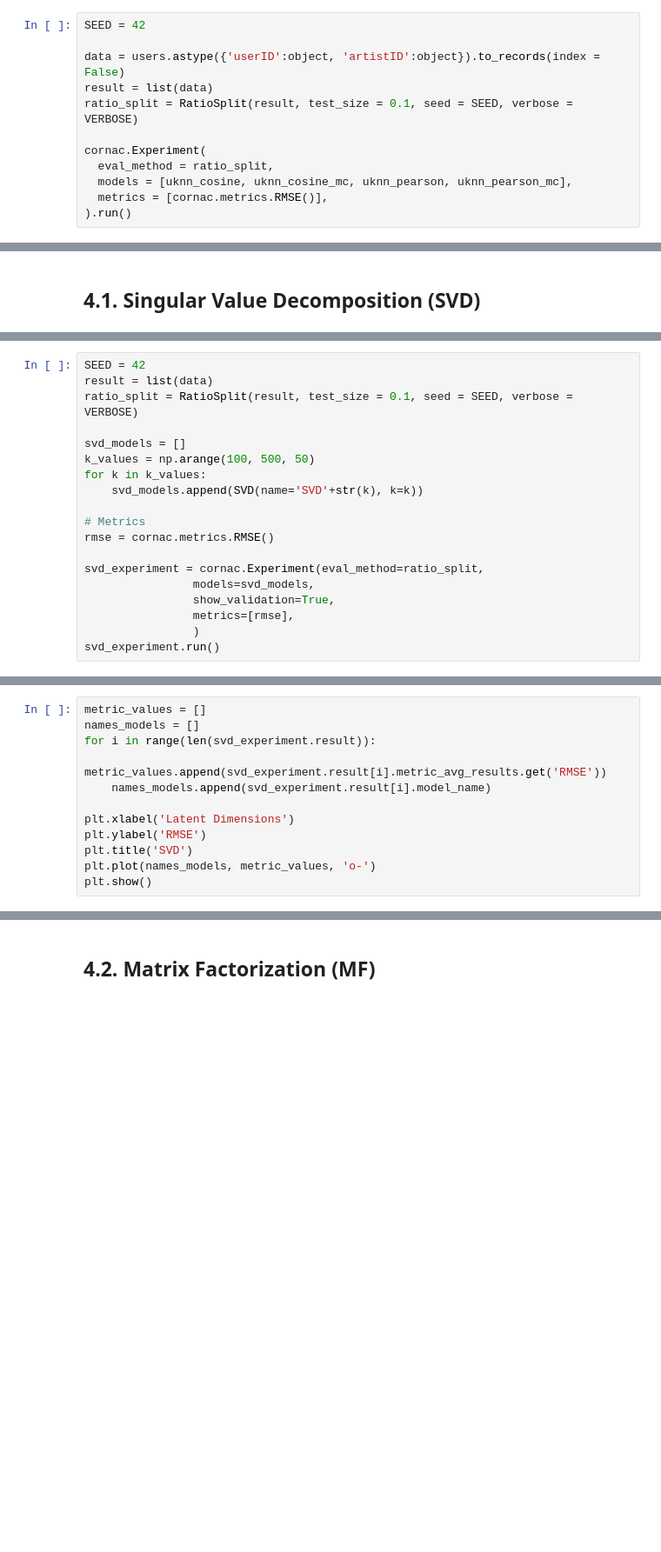
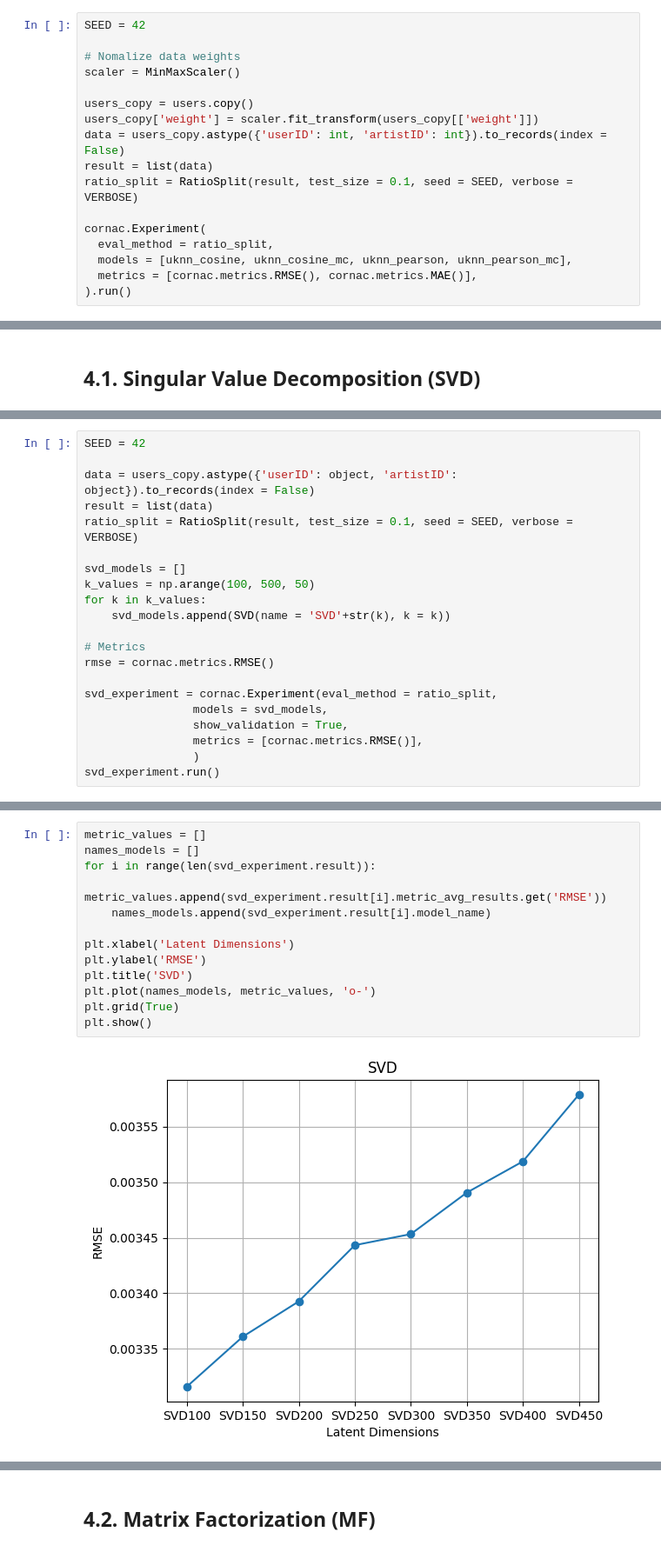
Before and after one commit to SergioCuencaNunez/ml3-music-recommender, a Jupyter notebook: main2.ipynb, the cells around one changed output, grey strips where cells are left out. Shown: that part at 87% size. Cells and saved outputs as stored; diff of their text form; blank space fills up the shorter version.

Commit message:
all models

```diff
--- a/main2.ipynb
+++ b/main2.ipynb
@@ -358,14 +359,19 @@ uknn_pearson_mc = UserKNN(
 # %%
 SEED = 42
 
-data = users.astype({'userID':object, 'artistID':object}).to_records(index = False)
+# Nomalize data weights
+scaler = MinMaxScaler()
+
+users_copy = users.copy()
+users_copy['weight'] = scaler.fit_transform(users_copy[['weight']])
+data = users_copy.astype({'userID': int, 'artistID': int}).to_records(index = False)
 result = list(data)
 ratio_split = RatioSplit(result, test_size = 0.1, seed = SEED, verbose = VERBOSE)
 
 cornac.Experiment(
   eval_method = ratio_split,
   models = [uknn_cosine, uknn_cosine_mc, uknn_pearson, uknn_pearson_mc],
-  metrics = [cornac.metrics.RMSE()],
+  metrics = [cornac.metrics.RMSE(), cornac.metrics.MAE()],
 ).run()
 # %% [output]
 TEST:
@@ -571,19 +576,21 @@ from cornac.models import UserKNN, ItemKNN, SVD
 # %%
 SEED = 42
+
+data = users_copy.astype({'userID': object, 'artistID': object}).to_records(index = False)
 result = list(data)
 ratio_split = RatioSplit(result, test_size = 0.1, seed = SEED, verbose = VERBOSE)
 
 svd_models = []
 k_values = np.arange(100, 500, 50)
 for k in k_values:
-    svd_models.append(SVD(name='SVD'+str(k), k=k))
+    svd_models.append(SVD(name = 'SVD'+str(k), k = k))
 
 # Metrics
 rmse = cornac.metrics.RMSE()
 
-svd_experiment = cornac.Experiment(eval_method=ratio_split,
-                models=svd_models,
-                show_validation=True,
-                metrics=[rmse],
+svd_experiment = cornac.Experiment(eval_method = ratio_split,
+                models = svd_models,
+                show_validation = True,
+                metrics = [cornac.metrics.RMSE()],
                 )
 svd_experiment.run()
@@ -590,15 +610,18 @@ svd_experiment.run()
 # %%
 metric_values = []
 names_models = []
 for i in range(len(svd_experiment.result)):
     metric_values.append(svd_experiment.result[i].metric_avg_results.get('RMSE'))
     names_models.append(svd_experiment.result[i].model_name)
 
 plt.xlabel('Latent Dimensions')
 plt.ylabel('RMSE')
 plt.title('SVD')
 plt.plot(names_models, metric_values, 'o-')
+plt.grid(True)
 plt.show()
+# %% [output]
+[figure, added]
 # %%
 result = list(data)
 
```
Also changed, not shown: parts of 18 cells of this notebook.
